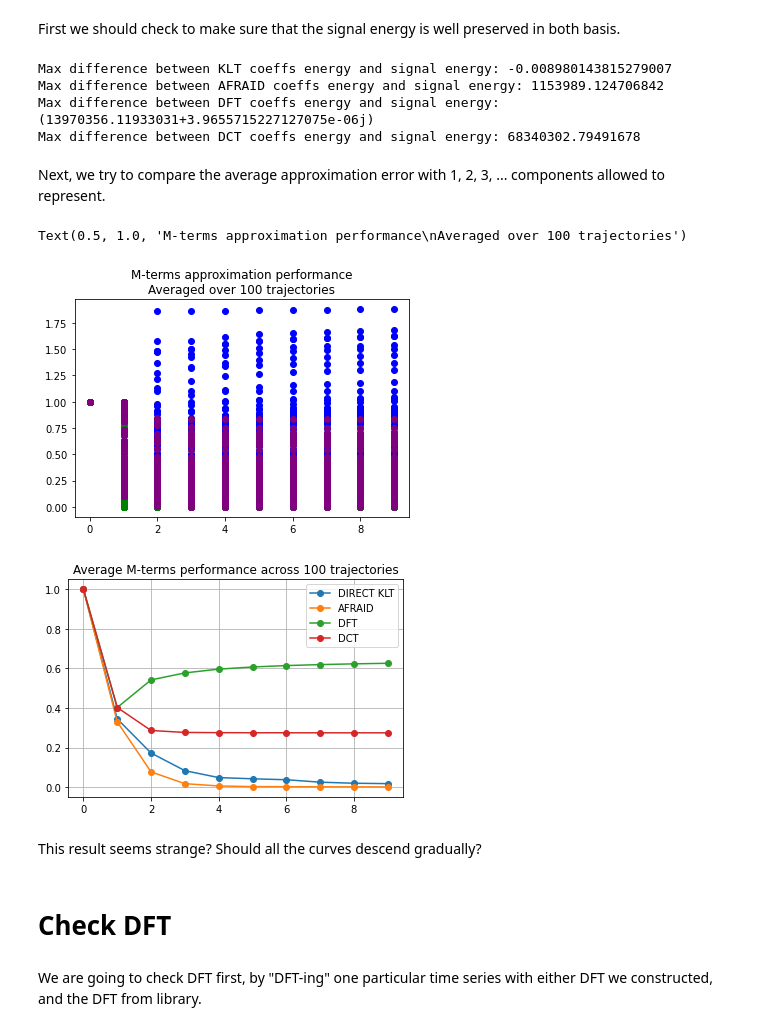
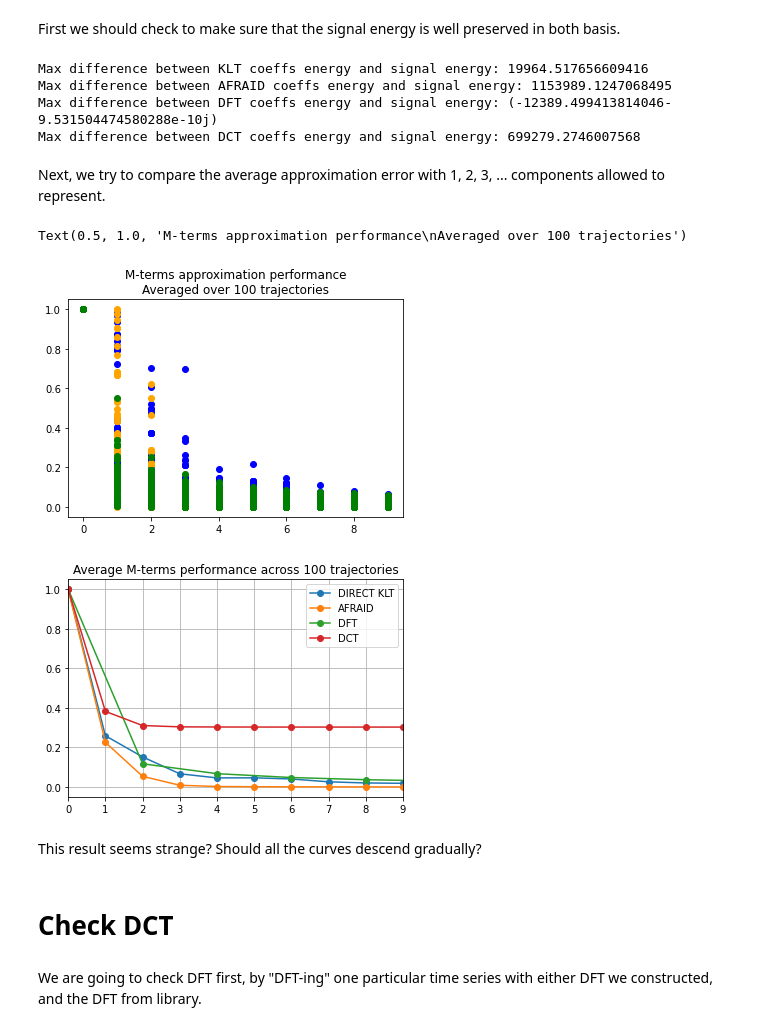
Before and after one commit to thinhhoang95/anomaly-detection-ngsim2, a Jupyter notebook: pwms_spherical/M_terms_approx_performance.ipynb, the cells around one changed output. Cells and saved outputs as stored; diff of their text form; code cells hidden in the pictures.

```diff
--- a/pwms_spherical/M_terms_approx_performance.ipynb
+++ b/pwms_spherical/M_terms_approx_performance.ipynb
@@ -103,9 +103,9 @@ afraid_basis = afraid_transform.T
 ## Discrete Fourier Transforms
 # %%
 dft_basis = np.zeros((traj_length, traj_length), dtype='complex')
-t = np.arange(traj_length)/(traj_length-1)
+t = np.arange(traj_length)/traj_length
 for u in range(dft_basis.shape[0]):
-        dft_basis[u,:] = np.cos(2*np.pi*u*t) - 1j * np.sin(2*np.pi*u*t)
+        dft_basis[u,:] = 1/np.sqrt(traj_length) * (np.cos(2*np.pi*u*t) - 1j * np.sin(2*np.pi*u*t))
 # %%
 for i in range(3):
     plt.plot(np.real(dft_basis[i,:]), label='Component {:d}'.format(i))
@@ -123,7 +123,7 @@ plt.grid()
 ## Discrete Cosine Transform (DCT)
 # %%
 dct_basis = np.zeros((traj_length, traj_length))
-t = (2*np.arange(traj_length)+1)/(2*(traj_length-1))
+t = (2*np.arange(traj_length))/(2*traj_length)
 dct_basis[0,:] = np.sqrt(1/traj_length) * np.ones(t.shape)
 for u in range(1,dct_basis.shape[0]):
         dct_basis[u,:] = np.sqrt(2/traj_length) * np.cos(2*np.pi*u*t)
@@ -159,10 +159,10 @@ print('Max difference between AFRAID coeffs energy and signal energy: {}'.format
 print('Max difference between DFT coeffs energy and signal energy: {}'.format(np.max(np.sum(np.square(dft_scores), axis=1) - np.sum(np.square(test_set), axis=1))))
 print('Max difference between DCT coeffs energy and signal energy: {}'.format(np.max(np.sum(np.square(dct_scores), axis=1) - np.sum(np.square(test_set), axis=1))))
 # %% [output]
-Max difference between KLT coeffs energy and signal energy: -0.008980143815279007
-Max difference between AFRAID coeffs energy and signal energy: 1153989.124706842
-Max difference between DFT coeffs energy and signal energy: (13970356.11933031+3.9655715227127075e-06j)
-Max difference between DCT coeffs energy and signal energy: 68340302.79491678
+Max difference between KLT coeffs energy and signal energy: 19964.517656609416
+Max difference between AFRAID coeffs energy and signal energy: 1153989.1247068495
+Max difference between DFT coeffs energy and signal energy: (-12389.499413814046-9.531504474580288e-10j)
+Max difference between DCT coeffs energy and signal energy: 699279.2746007568
 # %% [markdown]
 Next, we try to compare the average approximation error with 1, 2, 3, ... components allowed to represent.
 # %%
@@ -192,7 +192,15 @@ for max_components_allowed in range(1,10):
     representation_error_of_oct_avg[max_components_allowed] = np.average(proportion_of_energy_oct)
 
     # DFT
-    tail_of_signal_dft = test_set - np.real(dft_scores[:,:max_components_allowed] @ dft_basis[:max_components_allowed,:])
+    # Because DFT scores are symmetric,
+    dft_scores_sym = np.zeros_like(dft_scores, dtype='complex')
+    dft_scores_sym[:,0] = dft_scores[:,0]
+    dft_scores_sym[:,1:max_components_allowed+1] = dft_scores[:,1:max_components_allowed+1]
+    dft_scores_sym[:,-max_components_allowed:] = np.flip(dft_scores[:,1:max_components_allowed+1].conj(), axis=1)
+    # if (max_components_allowed == 3):
+    #     raise Exception("Stop this program")
+    # tail_of_signal_dft = test_set - np.real(dft_scores[:,:max_components_allowed] @ ((dft_basis.conj().T)[:max_components_allowed,:]))
+    tail_of_signal_dft = test_set - np.real(dft_scores_sym @ (dft_basis.conj().T))
     energy_of_signal_tail_dft = np.sum(np.square(tail_of_signal_dft), axis=1)
     proportion_of_energy_dft = energy_of_signal_tail_dft / signal_energy
     representation_error_of_dft[:,max_components_allowed] = proportion_of_energy_dft
@@ -206,28 +214,29 @@ for max_components_allowed in range(1,10):
     representation_error_of_dct_avg[max_components_allowed] = np.average(proportion_of_energy_dct)
 # %%
 for i in range(10):
-    plt.scatter(i*np.ones((representation_error_of_klt.shape[0],)), representation_error_of_klt[:,i], c='r')
-    plt.scatter(i*np.ones((representation_error_of_oct.shape[0],)), representation_error_of_oct[:,i], c='g')
-    plt.scatter(i*np.ones((representation_error_of_dft.shape[0],)), representation_error_of_dft[:,i], c='b')
-    plt.scatter(i*np.ones((representation_error_of_dct.shape[0],)), representation_error_of_dct[:,i], c='purple')
+    plt.scatter(i*np.ones((representation_error_of_klt.shape[0],)), representation_error_of_klt[:,i], c='b')
+    plt.scatter(i*np.ones((representation_error_of_oct.shape[0],)), representation_error_of_oct[:,i], c='orange')
+    plt.scatter(i*np.ones((representation_error_of_dft.shape[0],)), representation_error_of_dft[:,i], c='g')
+    # plt.scatter(i*np.ones((representation_error_of_dct.shape[0],)), representation_error_of_dct[:,i], c='purple')
 plt.title('M-terms approximation performance\nAveraged over 100 trajectories')
 # %% [output]
 Text(0.5, 1.0, 'M-terms approximation performance\nAveraged over 100 trajectories')
-[figure, old version]
+[figure, new version]
 # %%
 plt.plot(representation_error_of_klt_avg, '-o', label='DIRECT KLT')
 plt.plot(representation_error_of_oct_avg, '-o', label='AFRAID')
-plt.plot(representation_error_of_dft_avg, '-o', label='DFT')
+plt.plot(np.arange(representation_error_of_dft_avg.shape[0]) * 2, representation_error_of_dft_avg, '-o', label='DFT')
 plt.plot(representation_error_of_dct_avg, '-o', label='DCT')
+plt.xlim((0,9))
 plt.title('Average M-terms performance across 100 trajectories')
 plt.legend()
 plt.grid()
 # %% [output]
-[figure, old version]
+[figure, new version]
 # %% [markdown]
 This result seems strange? Should all the curves descend gradually?
 # %% [markdown]
-# Check DFT
+# Check DCT
 # %% [markdown]
 We are going to check DFT first, by "DFT-ing" one particular time series with either DFT we constructed, and the DFT from library.
 # %%
```
Also changed, not shown: parts of 7 cells of this notebook.
